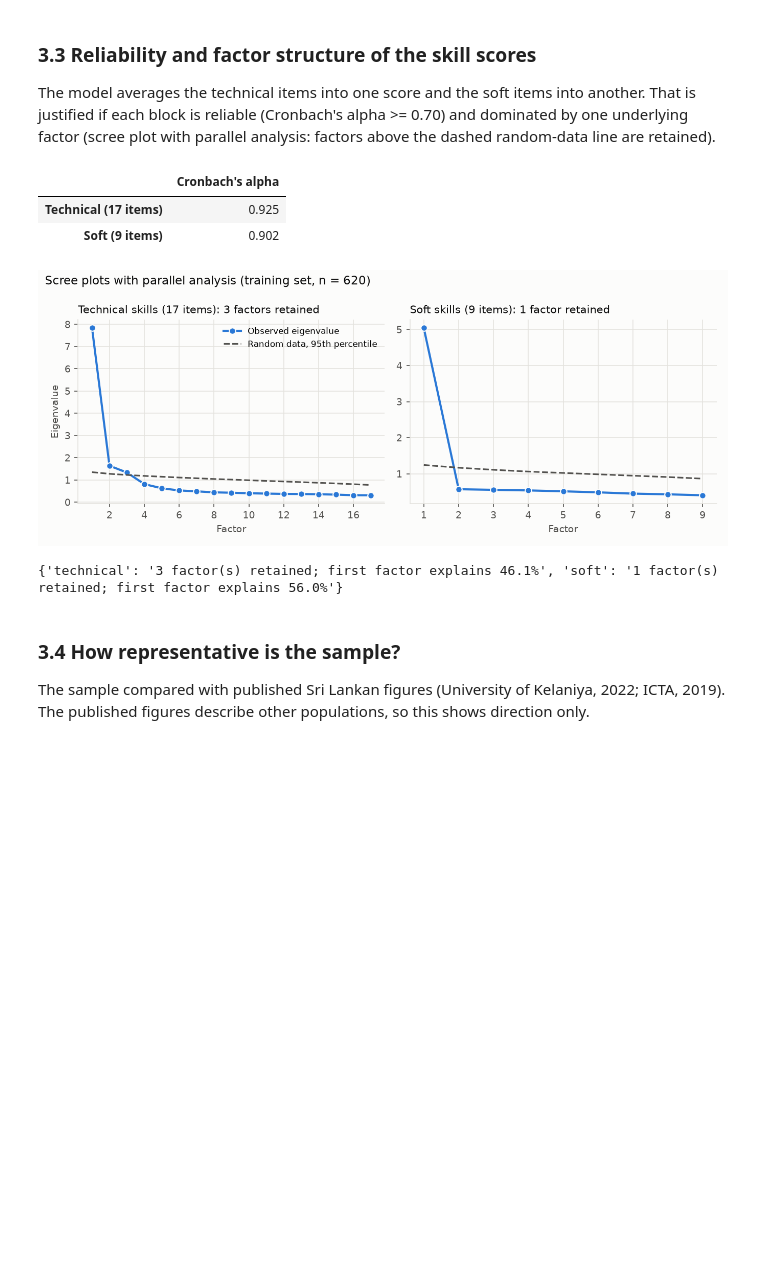
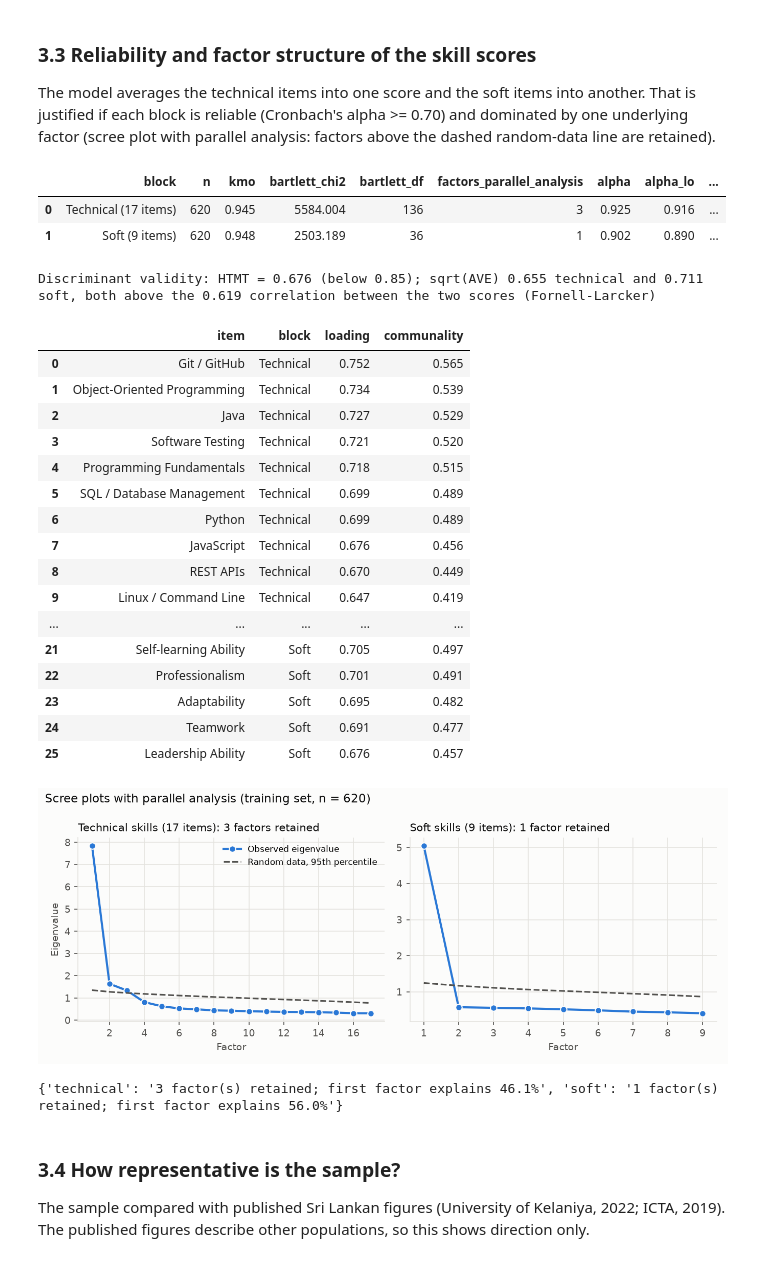
Before and after one commit to ShaznaSalman/final-research-employability-survival_COBSCCOMP24.2P019, a Jupyter notebook: notebooks/research_walkthrough.ipynb, the cells around one changed output. Cells and saved outputs as stored; diff of their text form; code cells hidden in the pictures; blank space fills up the shorter version.

```diff
--- a/notebooks/research_walkthrough.ipynb
+++ b/notebooks/research_walkthrough.ipynb
@@ -310,30 +349,51 @@ show_png(TMP / "figures" / "likert.png", width=760)
 The model averages the technical items into one score and the soft items into another. That is justified if each
 block is reliable (Cronbach's alpha >= 0.70) and dominated by one underlying factor (scree plot with parallel
 analysis: factors above the dashed random-data line are retained).
-# %%
-# ---- Cronbach's alpha for each skill block (complete cases, training set) --------------------------------------
-def cronbach_alpha(items: pd.DataFrame) -> float:
-    """alpha = k/(k-1) * (1 - sum of item variances / variance of the total score)"""
-    k = items.shape[1]
-    return k / (k - 1) * (1 - items.var(ddof=1).sum() / items.sum(axis=1).var(ddof=1))
-
-skills = train[list(schema.TECH_COLUMNS + schema.SOFT_COLUMNS)].apply(pd.to_numeric, errors="coerce").dropna()
-alpha = {"Technical (17 items)": cronbach_alpha(skills[list(schema.TECH_COLUMNS)]),
-         "Soft (9 items)": cronbach_alpha(skills[list(schema.SOFT_COLUMNS)])}
-display(pd.Series(alpha, name="Cronbach's alpha").round(3).to_frame())
-
-# ---- Scree plots with parallel analysis (same method and seed as thesis Table E.3) ------------------------------
-scree = eda_figures.scree(train)
-eda_figures.plot_scree(scree, TMP / "figures" / "scree.png")
-show_png(TMP / "figures" / "scree.png")
-print({block: f"{v['factors']} factor(s) retained; first factor explains {100 * v['eigenvalues'][0] / v['items']:.1f}%"
-       for block, v in scree.items()})
-# %% [output]
-|  | Cronbach's alpha |
-| Technical (17 items) | 0.925 |
-| Soft (9 items) | 0.902 |
-[figure, removed]
-{'technical': '3 factor(s) retained; first factor explains 46.1%', 'soft': '1 factor(s) retained; first factor explains 56.0%'}
+# %%
+# ---- Reliability and validity of the two skill blocks (thesis Table E.3; core/construct_validity.py) -----------
+# KMO and Bartlett: are the items correlated enough to factor?   alpha / omega: reliability (>= 0.70)
+# AVE: variance the factor explains (>= 0.50 ideal);  HTMT < 0.85 and Fornell-Larcker: the two blocks are distinct
+e3, e4, discriminant = construct_validity.block_validity(train)
+display(e3[["block", "n", "kmo", "bartlett_chi2", "bartlett_df", "factors_parallel_analysis", "alpha", "alpha_lo",
+            "alpha_hi", "omega", "ave", "loading_min", "loading_max"]].round(3))
+print(f"Discriminant validity: HTMT = {discriminant['htmt']:.3f} (below 0.85); sqrt(AVE) "
+      f"{discriminant['sqrt_ave_technical']:.3f} technical and {discriminant['sqrt_ave_soft']:.3f} soft, both above "
+      f"the {discriminant['score_correlation']:.3f} correlation between the two scores (Fornell-Larcker)")
+alpha = {"Technical (17 items)": float(e3.loc[0, "alpha"]), "Soft (9 items)": float(e3.loc[1, "alpha"])}
+
+# ---- Item loadings on one factor per block (thesis Table E.4) -----------------------------------------------------
+display(e4.round(3))
+
+# ---- Scree plots with parallel analysis (same method and seed as thesis Table E.3) ------------------------------
+scree = eda_figures.scree(train)
+eda_figures.plot_scree(scree, TMP / "figures" / "scree.png")
+show_png(TMP / "figures" / "scree.png")
+print({block: f"{v['factors']} factor(s) retained; first factor explains {100 * v['eigenvalues'][0] / v['items']:.1f}%"
+       for block, v in scree.items()})
+# %% [output]
+|  | block | n | kmo | bartlett_chi2 | bartlett_df | factors_parallel_analysis | alpha | alpha_lo | ... |
+| 0 | Technical (17 items) | 620 | 0.945 | 5584.004 | 136 | 3 | 0.925 | 0.916 | ... |
+| 1 | Soft (9 items) | 620 | 0.948 | 2503.189 | 36 | 1 | 0.902 | 0.890 | ... |
+Discriminant validity: HTMT = 0.676 (below 0.85); sqrt(AVE) 0.655 technical and 0.711 soft, both above the 0.619 correlation between the two scores (Fornell-Larcker)
+|  | item | block | loading | communality |
+| 0 | Git / GitHub | Technical | 0.752 | 0.565 |
+| 1 | Object-Oriented Programming | Technical | 0.734 | 0.539 |
+| 2 | Java | Technical | 0.727 | 0.529 |
+| 3 | Software Testing | Technical | 0.721 | 0.520 |
+| 4 | Programming Fundamentals | Technical | 0.718 | 0.515 |
+| 5 | SQL / Database Management | Technical | 0.699 | 0.489 |
+| 6 | Python | Technical | 0.699 | 0.489 |
+| 7 | JavaScript | Technical | 0.676 | 0.456 |
+| 8 | REST APIs | Technical | 0.670 | 0.449 |
+| 9 | Linux / Command Line | Technical | 0.647 | 0.419 |
+| ... | ... | ... | ... | ... |
+| 21 | Self-learning Ability | Soft | 0.705 | 0.497 |
+| 22 | Professionalism | Soft | 0.701 | 0.491 |
+| 23 | Adaptability | Soft | 0.695 | 0.482 |
+| 24 | Teamwork | Soft | 0.691 | 0.477 |
+| 25 | Leadership Ability | Soft | 0.676 | 0.457 |
+[figure, added]
+{'technical': '3 factor(s) retained; first factor explains 46.1%', 'soft': '1 factor(s) retained; first factor explains 56.0%'}
 # %% [markdown]
 ### 3.4 How representative is the sample?
 
```
Also changed, not shown: parts of 30 cells of this notebook, 3 other files.
